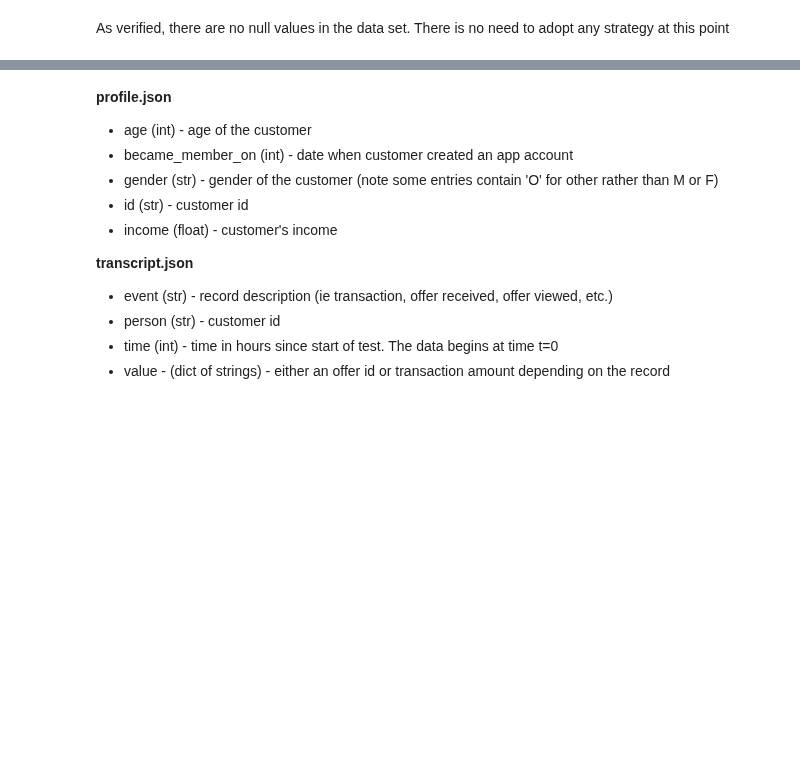
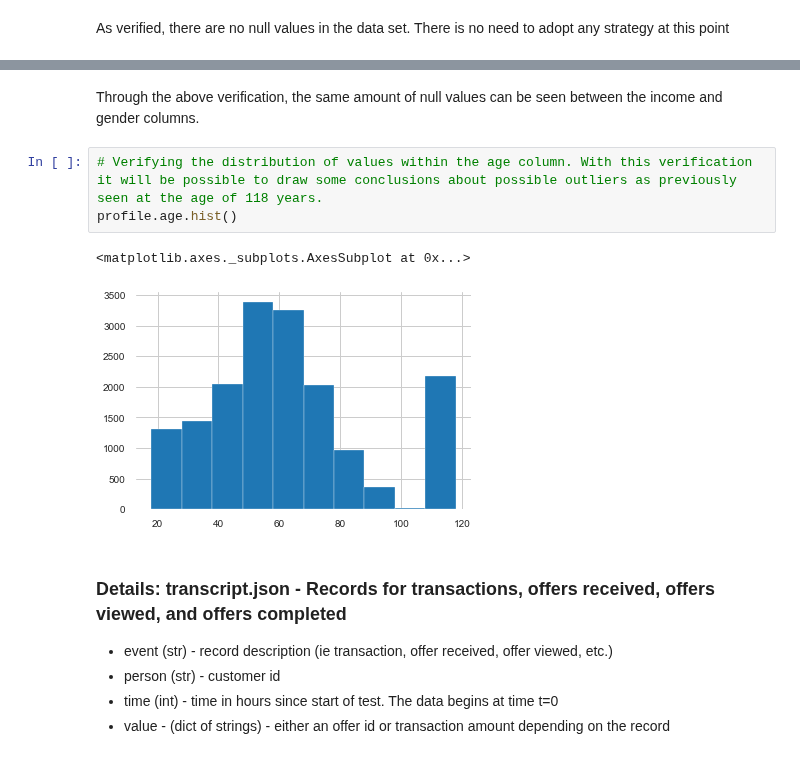
Before and after one commit to HenriqueMartinsPrado/Data-Scientist-Nano-Degree-Udacity, a Jupyter notebook: Capstone Project/StartBucks Project/Starbucks_Capstone_notebook.ipynb, the cells around one changed output, grey strips where cells are left out. Drawn from its saved outputs; the diff is of its cells as text; blank space fills up the shorter version.

Commit message:
Starbucks Capstone Project - EDA Json data sets

```diff
--- a/Capstone Project/StartBucks Project/Starbucks_Capstone_notebook.ipynb
+++ b/Capstone Project/StartBucks Project/Starbucks_Capstone_notebook.ipynb
@@ -146,14 +186,13 @@ As verified, there are no null values in the data set. There is no need to adopt
+# %% [markdown]
+Through the above verification, the same amount of null values can be seen between the income and gender columns.
+# %%
+# Verifying the distribution of values within the age column. With this verification it will be possible to draw some conclusions about possible outliers as previously seen at the age of 118 years.
+profile.age.hist()
+# %% [output]
+<matplotlib.axes._subplots.AxesSubplot at 0x...>
+[figure, added]
 # %% [markdown]
-
-
-**profile.json**
-* age (int) - age of the customer
-* became_member_on (int) - date when customer created an app account
-* gender (str) - gender of the customer (note some entries contain 'O' for other rather than M or F)
-* id (str) - customer id
-* income (float) - customer's income
-
-**transcript.json**
+### Details: transcript.json - Records for transactions, offers received, offers viewed, and offers completed
 * event (str) - record description (ie transaction, offer received, offer viewed, etc.)
 * person (str) - customer id
 * time (int) - time in hours since start of test. The data begins at time t=0
```
Also changed, not shown: parts of 7 cells of this notebook, 2 other files.
